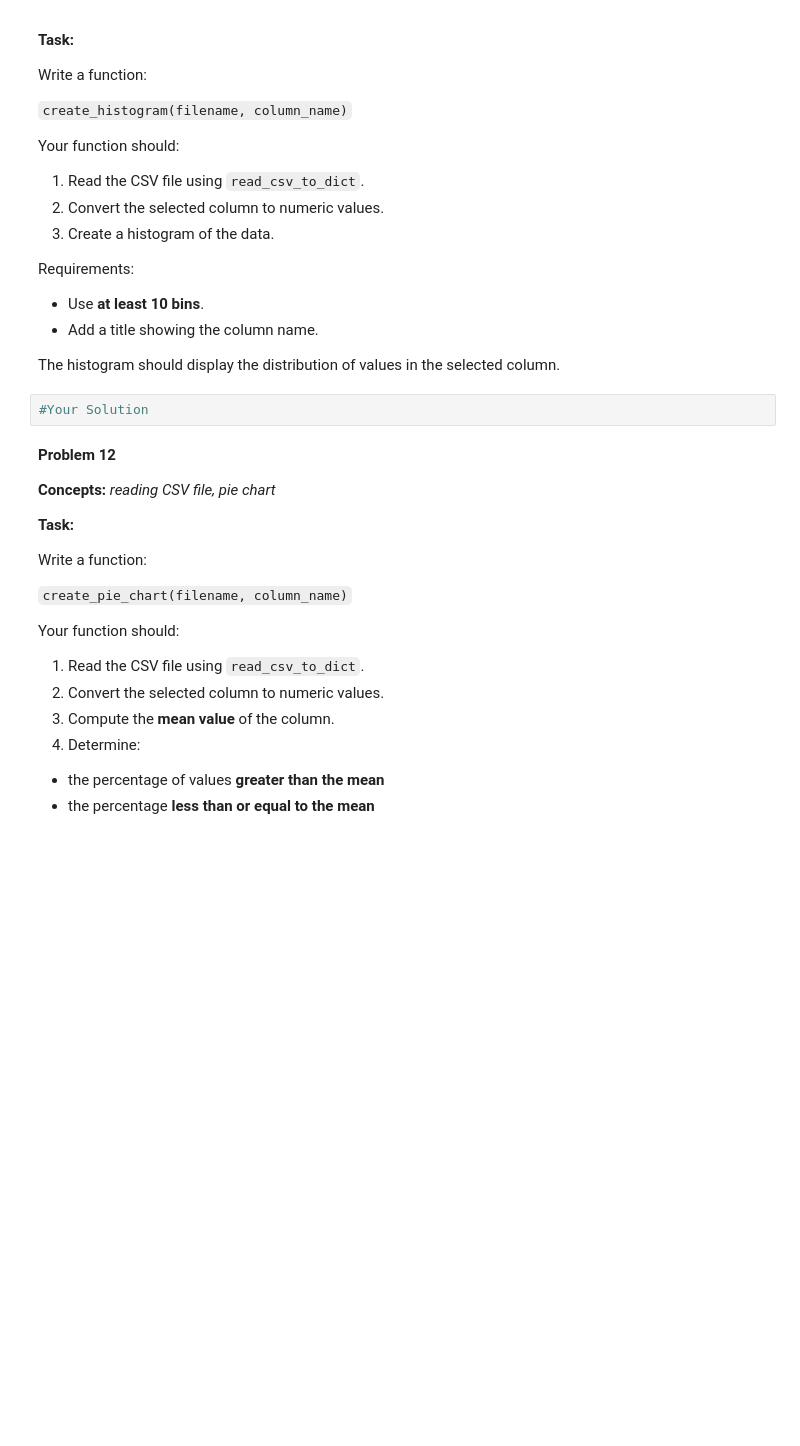
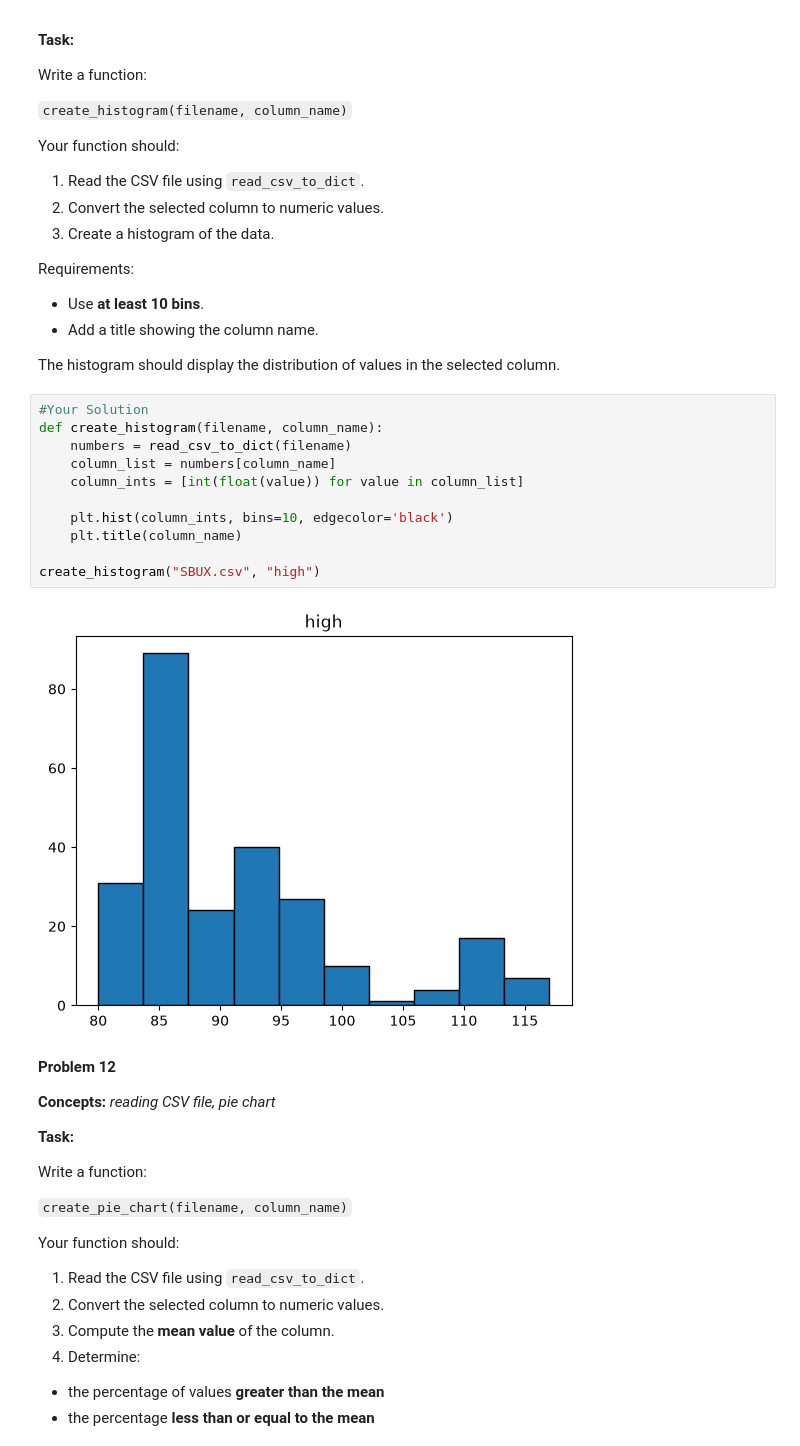
Before and after one commit to rickoprivate/BUAI602HW, a Jupyter notebook: week-09/homework.ipynb, the cells around one changed output. Saved outputs shown, nothing was run; the diff lists cells and outputs as text; blank space fills up the shorter version.

```diff
--- a/week-09/homework.ipynb
+++ b/week-09/homework.ipynb
@@ -561,8 +559,19 @@ Requirements:
 * Add a title showing the column name.
 
 The histogram should display the distribution of values in the selected column.
-# %%
-#Your Solution
+# %%
+#Your Solution
+def create_histogram(filename, column_name):
+    numbers = read_csv_to_dict(filename)
+    column_list = numbers[column_name]
+    column_ints = [int(float(value)) for value in column_list]
+
+    plt.hist(column_ints, bins=10, edgecolor='black')
+    plt.title(column_name)
+
+create_histogram("SBUX.csv", "high")
+# %% [output]
+[figure, added]
 # %% [markdown]
 **Problem 12**
 
```
Also changed, not shown: parts of 5 cells of this notebook.
